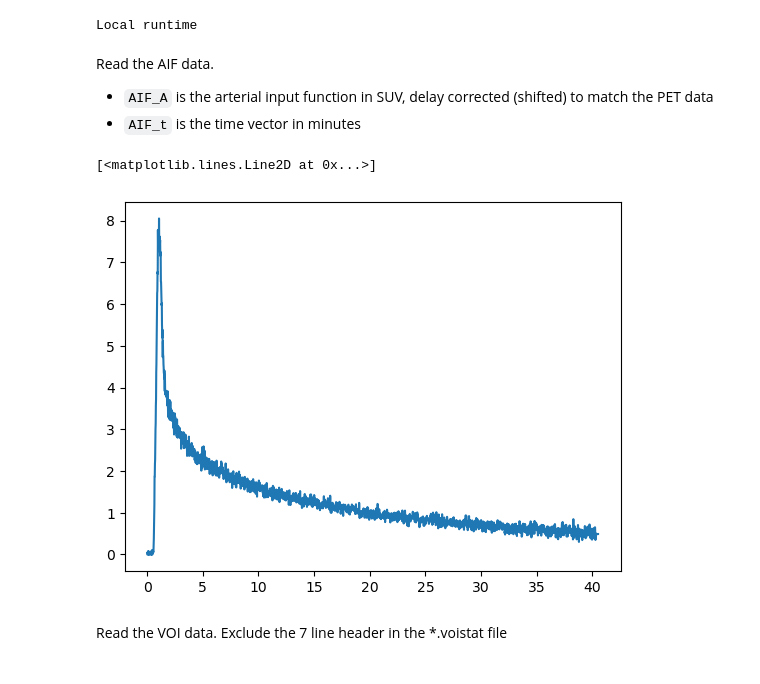
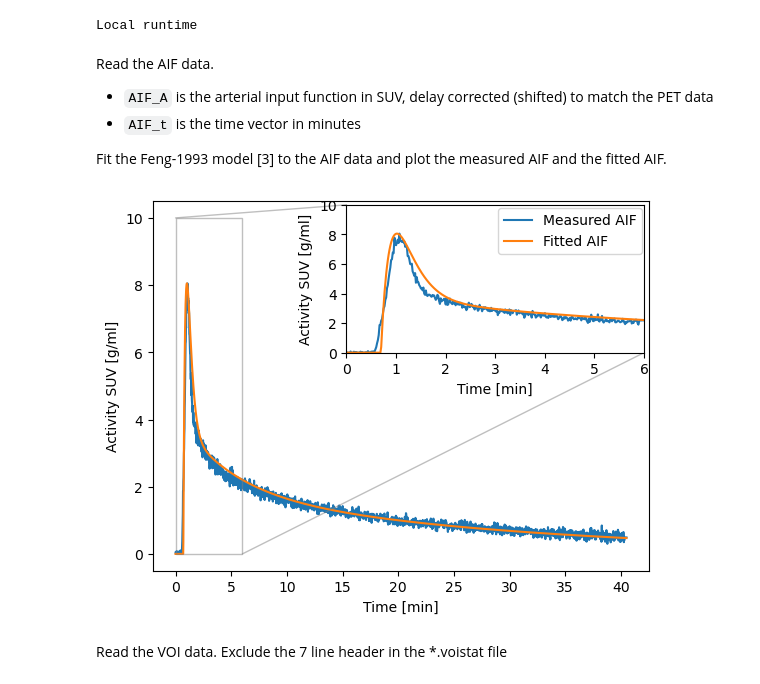
Before and after one commit to Kuttner/pyPET, a Jupyter notebook: dPET_Kinetic_modeling_example.ipynb, the cells around one changed output. Cells and saved outputs as stored; diff of their text form; code cells hidden in the pictures.

Commit message:
Added Feng1993 AIF fit example

```diff
--- a/dPET_Kinetic_modeling_example.ipynb
+++ b/dPET_Kinetic_modeling_example.ipynb
@@ -63,20 +59,39 @@ Read the AIF data.
 
 - `AIF_A` is the arterial input function in SUV, delay corrected (shifted) to match the PET data
 - `AIF_t` is the time vector in minutes
+
+Fit the Feng-1993 model [3] to the AIF data and plot the measured AIF and the fitted AIF.
-# %%
-with open(PATH_AIF, "rb") as f:
-    df = pd.read_csv(f, sep="\t")
-
-COLS = df.columns
-
-AIF_t = np.array(df.loc[:, [COLS[0]]]).squeeze()
-AIF_t = (AIF_t - AIF_t[0])  # Zero shift
-AIF_A = np.array(df.loc[:, [COLS[1]]]).squeeze()
-
-plt.plot(AIF_t, AIF_A)
-# %% [output]
-[<matplotlib.lines.Line2D at 0x...>]
-[figure, removed]
+# %%
+with open(PATH_AIF, "rb") as f:
+    df = pd.read_csv(f, sep="\t")
+
+COLS = df.columns
+
+AIF_t = np.array(df.loc[:, [COLS[0]]]).squeeze()
+AIF_t = (AIF_t - AIF_t[0])  # Zero shift
+AIF_A = np.array(df.loc[:, [COLS[1]]]).squeeze()
+
+# Fit the Feng1993 model to the measured AIF
+AIF_A_fit, AIF_params = AIF_fit_weights(AIF_t, AIF_A)
+
+# Plot the measured AIF and the fitted AIF with inset axes for first 5 minutes
+fig, ax = plt.subplots()
+ax.plot(AIF_t, AIF_A, label="Measured AIF")
+ax.plot(AIF_t, AIF_A_fit, label="Fitted AIF")
+ax.set_xlabel("Time [min]")
+ax.set_ylabel("Activity SUV [g/ml]")
+ax.legend(loc="upper right")
+axins = ax.inset_axes([0.39, 0.59, 0.6, 0.4])
+axins.plot(AIF_t, AIF_A, label="Measured AIF")
+axins.plot(AIF_t, AIF_A_fit, label="Fitted AIF")
+axins.set_xlim(0, 6)
+axins.set_ylim(0, 10)
+ax.indicate_inset_zoom(axins)
+axins.set_xlabel("Time [min]")
+axins.set_ylabel("Activity SUV [g/ml]")
+plt.show()
+# %% [output]
+[figure, added]
 # %% [markdown]
 Read the VOI data. Exclude the 7 line header in the *.voistat file
 # %%
```
Also changed, not shown: parts of 4 cells of this notebook, 1 other file.
